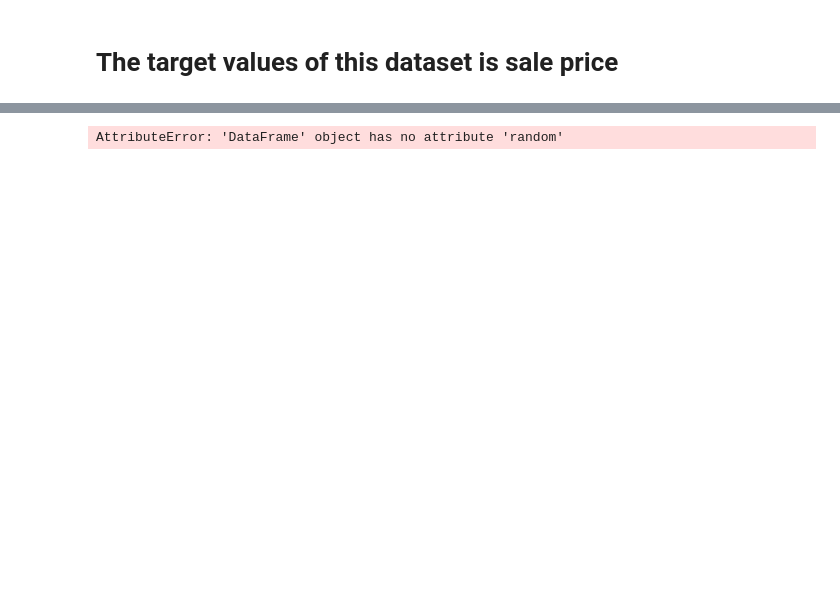
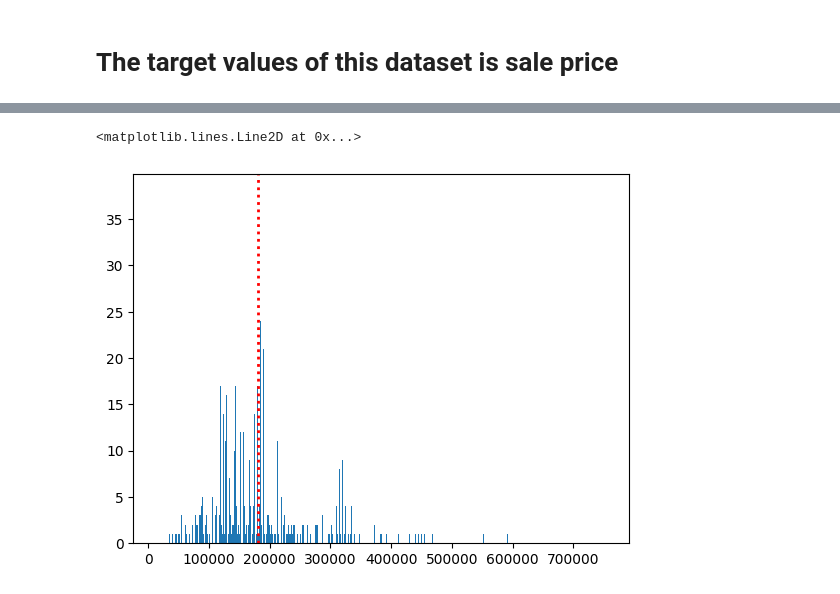
Before and after one commit to Akshitwadhwa/Akshit-30-days-of-machine-learning, a Jupyter notebook: ames_class.ipynb, the cells around one changed output, grey strips where cells are left out. Drawn from its saved outputs; the diff is of its cells as text; code cells hidden in the pictures; blank space fills up the shorter version.

```diff
--- a/ames_class.ipynb
+++ b/ames_class.ipynb
@@ -36,3 +98,12 @@ ames.shape
+# %%
+# now we are going to use a hist plot and matoplotlib to plot the same
+plt.hist(ames['SalePrice'] , bins = rows)
+# this will just make a plot for the variable
+plt.axvline( x= ames['SalePrice'].mean() , color = 'red' , linestyle = 'dotted' , linewidth = 2)
+# here we have made rhe
+# %% [output]
+<matplotlib.lines.Line2D at 0x...>
+[figure, added]
 # %%
 # plt.figure(figsize=(12,6))
 
@@ -65,9 +136,3 @@ ames.shape
 # plt.yticks(fontsize=8)
 # plt.xticks(fontsize=8)
 # plt.show()
-# %%
-ames.random.seed(1000)
-
-sale_Price_histogram = ames.random.unifrom(;)
-# %% [output]
-AttributeError: 'DataFrame' object has no attribute 'random'
```
Also changed, not shown: parts of 5 cells of this notebook.
